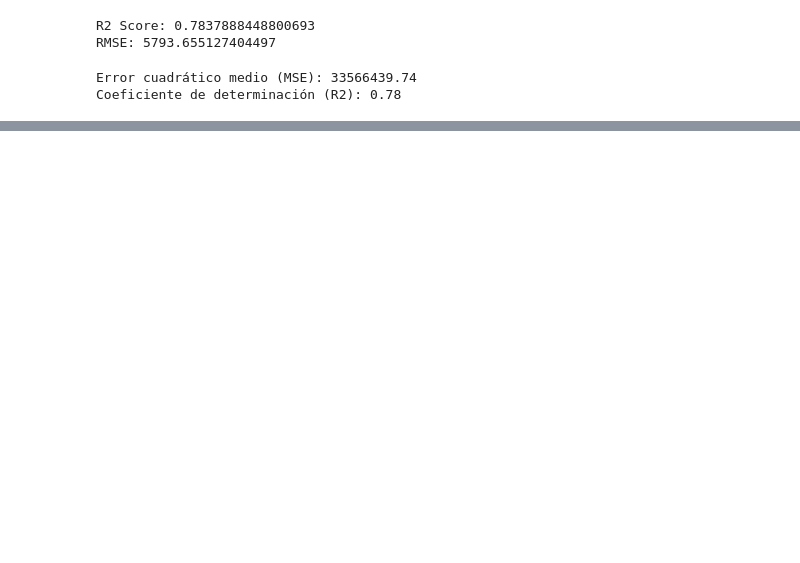
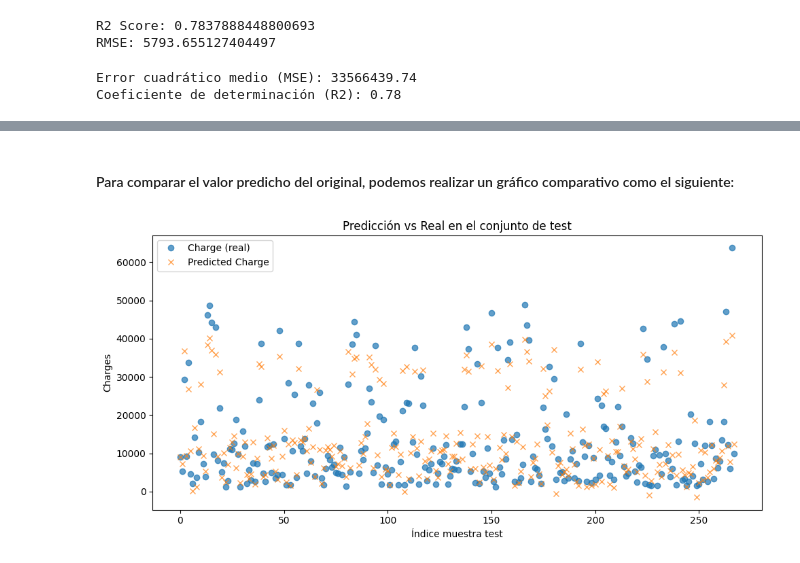
Before and after one commit to 4GeeksAcademy/ViceVareles_Bea_Intro_ML, a Jupyter notebook: src/02-linear-regression.ipynb, the cells around one changed output, grey strips where cells are left out. Cells and saved outputs as stored; diff of their text form; code cells hidden in the pictures; blank space fills up the shorter version.

```diff
--- a/src/02-linear-regression.ipynb
+++ b/src/02-linear-regression.ipynb
@@ -216,0 +292,3 @@ Coeficiente de determinación (R2): 0.78
+# %%
+y_pred = modelo.predict(X_test)
+y_pred
@@ -216,0 +313,14 @@ Coeficiente de determinación (R2): 0.78
+# %% [markdown]
+#### Para comparar el valor predicho del original, podemos realizar un gráfico comparativo como el siguiente:
+# %%
+plt.figure(figsize=(10,5))
+plt.plot(range(len(y_test)), y_test.values, label="Charge (real)", marker='o', linestyle='', alpha=0.7)
+plt.plot(range(len(y_pred)), y_pred, label="Predicted Charge", marker='x', linestyle='', alpha=0.7)
+plt.xlabel("Índice muestra test")
+plt.ylabel("Charges")
+plt.title("Predicción vs Real en el conjunto de test")
+plt.legend()
+plt.tight_layout()
+plt.show()
+# %% [output]
+[figure, added]
```
Also changed, not shown: parts of 41 cells of this notebook, 3 other files.
